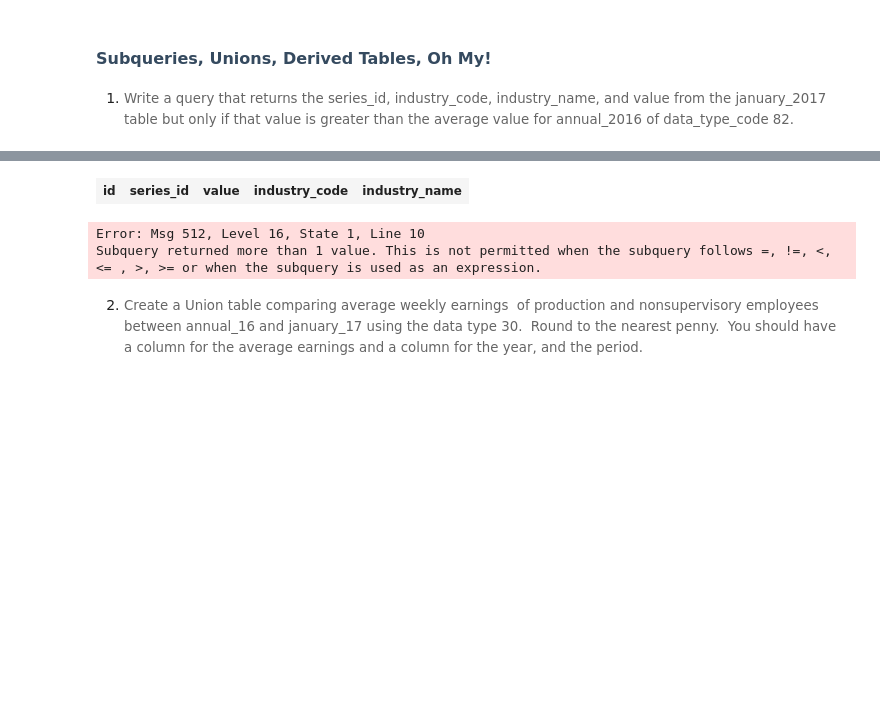
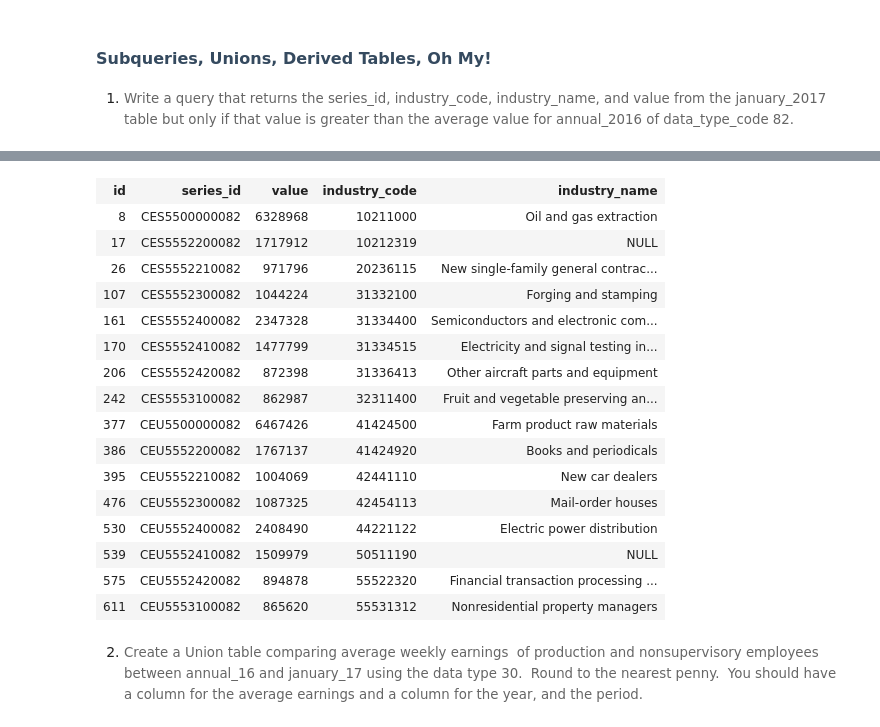
Before and after one commit to sclarksienki/Assignment3_9to5, a Jupyter notebook: 9to5.ipynb, the cells around one changed output, grey strips where cells are left out. Drawn from its saved outputs; the diff is of its cells as text; code cells hidden in the pictures; blank space fills up the shorter version.

```diff
--- a/9to5.ipynb
+++ b/9to5.ipynb
@@ -377,13 +377,12 @@ Total execution time: 00:00:00.072
 -- FROM LaborStatisticsDB.dbo.industry AS i
 -- WHERE id IN (SELECT id FROM LaborStatisticsDB.dbo.datatype WHERE data_type_code = 82)
 
-SELECT a.id, a.series_id, a.value, i.industry_code, i.industry_name
-FROM  LaborStatisticsDB.dbo.annual_2016 AS a
+SELECT j.id, j.series_id, j.value, i.industry_code, i.industry_name
+FROM  LaborStatisticsDB.dbo.january_2017 AS j
 INNER JOIN LaborStatisticsDB.dbo.industry AS i
-ON a.id = i.id
-WHERE a.series_id IN
-    (SELECT s.series_id FROM LaborStatisticsDB.dbo.series AS s WHERE s.data_type_code IN
-        (SELECT d.data_type_code FROM LaborStatisticsDB.dbo.datatype AS d WHERE data_type_code = 82))
-GROUP BY a.id, a.series_id, a.value, i.industry_code, i.industry_name
-HAVING a.value > (SELECT AVG(a.value))
+ON j.id = i.id
+WHERE j.value >
+    (SELECT AVG(value) FROM LaborStatisticsDB.dbo.annual_2016 WHERE series_id IN
+        (SELECT series_id FROM LaborStatisticsDB.dbo.series WHERE data_type_code IN
+            (SELECT data_type_code FROM LaborStatisticsDB.dbo.datatype WHERE data_type_code = 82)))
 # %% [output]
@@ -391,6 +391,20 @@ Total execution time: 00:00:00.058
 | id | series_id | value | industry_code | industry_name |
+| 8 | CES5500000082 | 6328968 | 10211000 | Oil and gas extraction |
+| 17 | CES5552200082 | 1717912 | 10212319 | NULL |
+| 26 | CES5552210082 | 971796 | 20236115 | New single-family general contrac... |
+| 107 | CES5552300082 | 1044224 | 31332100 | Forging and stamping |
+| 161 | CES5552400082 | 2347328 | 31334400 | Semiconductors and electronic com... |
+| 170 | CES5552410082 | 1477799 | 31334515 | Electricity and signal testing in... |
+| 206 | CES5552420082 | 872398 | 31336413 | Other aircraft parts and equipment |
+| 242 | CES5553100082 | 862987 | 32311400 | Fruit and vegetable preserving an... |
+| 377 | CEU5500000082 | 6467426 | 41424500 | Farm product raw materials |
+| 386 | CEU5552200082 | 1767137 | 41424920 | Books and periodicals |
+| 395 | CEU5552210082 | 1004069 | 42441110 | New car dealers |
+| 476 | CEU5552300082 | 1087325 | 42454113 | Mail-order houses |
+| 530 | CEU5552400082 | 2408490 | 44221122 | Electric power distribution |
+| 539 | CEU5552410082 | 1509979 | 50511190 | NULL |
+| 575 | CEU5552420082 | 894878 | 55522320 | Financial transaction processing ... |
+| 611 | CEU5553100082 | 865620 | 55531312 | Nonresidential property managers |
-Error: Msg 512, Level 16, State 1, Line 10
-Subquery returned more than 1 value. This is not permitted when the subquery follows =, !=, <, <= , >, >= or when the subquery is used as an expression.
 # %% [markdown]
 2. <span style="background-color: rgb(255, 255, 255); font-size: 10pt; white-space: pre-wrap; color: rgb(102, 102, 102); font-family: Arvo, serif;">Create a Union table comparing average weekly earnings&nbsp; of production and nonsupervisory employees between annual_16 and january_17 using the data type 30.&nbsp; Round to the nearest penny.&nbsp; You should have a column for the average earnings and a column for the year, and the period.</span>
 # %%
```
Also changed, not shown: parts of 18 cells of this notebook.
